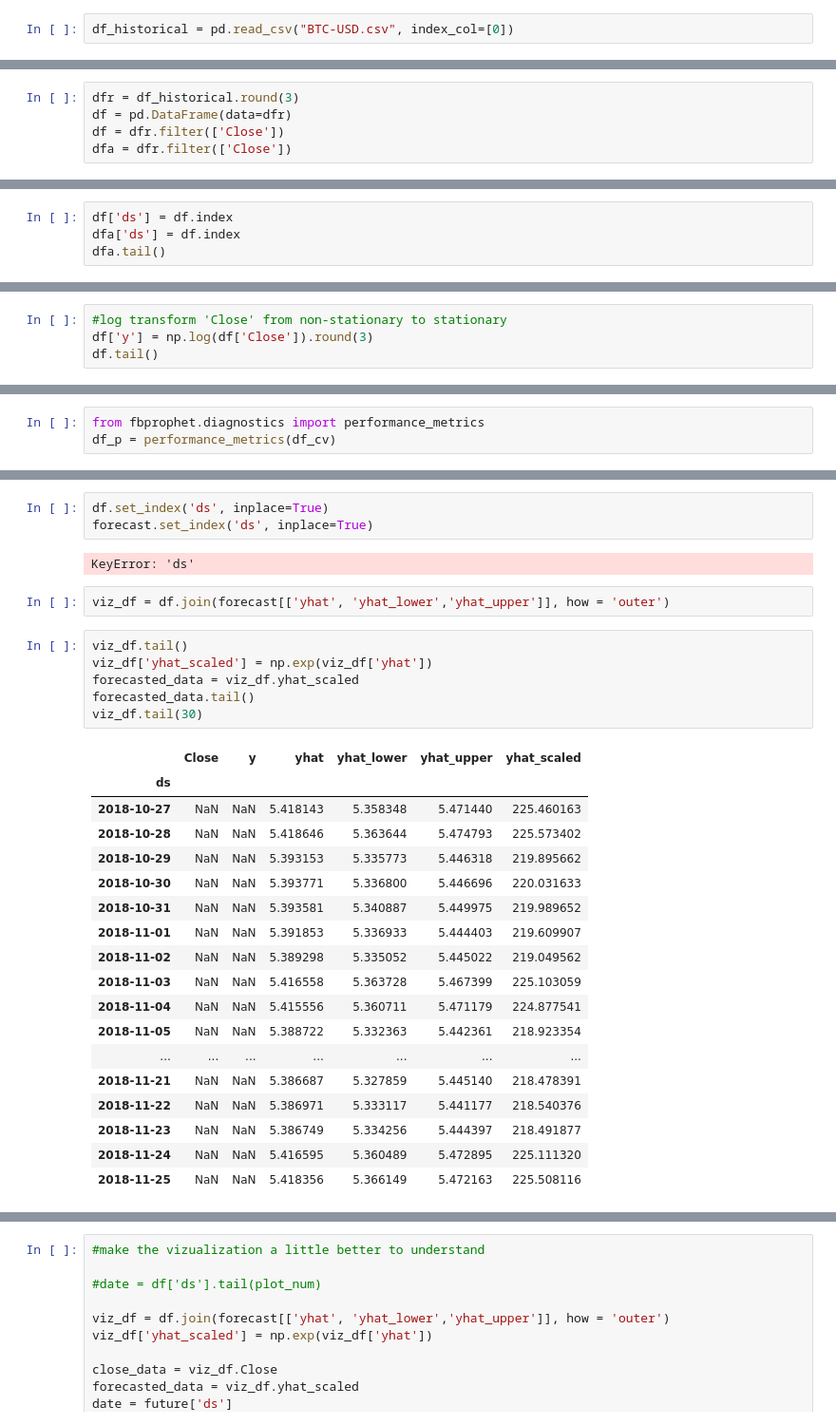
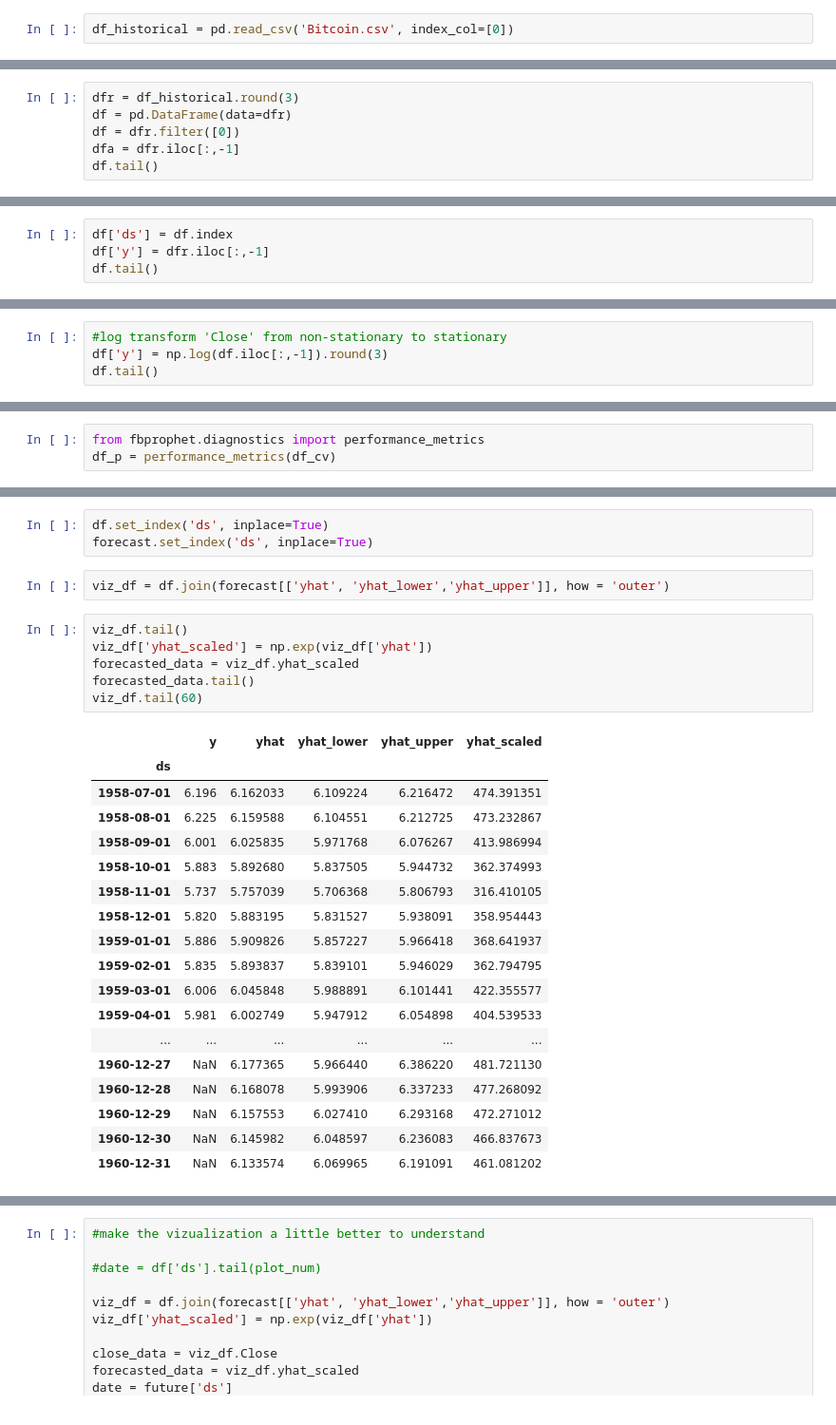
Before and after one commit to HikvIneH/ProphetFlask, a Jupyter notebook: Untitled1.ipynb, the cells around one changed output, grey strips where cells are left out. Shown at 95% size. Drawn from its saved outputs; the diff is of its cells as text.

```diff
--- a/Untitled1.ipynb
+++ b/Untitled1.ipynb
@@ -29,5 +31,5 @@ print startDate
 # %%
-df_historical = pd.read_csv("BTC-USD.csv", index_col=[0])
+df_historical = pd.read_csv('Bitcoin.csv', index_col=[0])
 # %%
 df_historical.tail()
 # %% [output]
@@ -70,5 +72,6 @@ df.tail()
 # %%
 dfr = df_historical.round(3)
 df = pd.DataFrame(data=dfr)
-df = dfr.filter(['Close'])
-dfa = dfr.filter(['Close'])
+df = dfr.filter([0])
+dfa = dfr.iloc[:,-1]
+df.tail()
@@ -75,5 +86,5 @@ dfa = dfr.filter(['Close'])
 # %%
 df['ds'] = df.index
-dfa['ds'] = df.index
-dfa.tail()
+df['y'] = dfr.iloc[:,-1]
+df.tail()
 # %% [output]
@@ -87,5 +98,5 @@ dfa.tail()
 # %%
 #log transform 'Close' from non-stationary to stationary
-df['y'] = np.log(df['Close']).round(3)
+df['y'] = np.log(df.iloc[:,-1]).round(3)
 df.tail()
 # %% [output]
@@ -229,34 +257,32 @@ df.tail()
 # %%
 df.set_index('ds', inplace=True)
 forecast.set_index('ds', inplace=True)
-# %% [output]
-KeyError: 'ds'
 # %%
 viz_df = df.join(forecast[['yhat', 'yhat_lower','yhat_upper']], how = 'outer')
 # %%
 viz_df.tail()
 viz_df['yhat_scaled'] = np.exp(viz_df['yhat'])
 forecasted_data = viz_df.yhat_scaled
 forecasted_data.tail()
-viz_df.tail(30)
+viz_df.tail(60)
 # %% [output]
-|  | Close | y | yhat | yhat_lower | yhat_upper | yhat_scaled |
-| ds |  |  |  |  |  |  |
-| 2018-10-27 | NaN | NaN | 5.418143 | 5.358348 | 5.471440 | 225.460163 |
-| 2018-10-28 | NaN | NaN | 5.418646 | 5.363644 | 5.474793 | 225.573402 |
-| 2018-10-29 | NaN | NaN | 5.393153 | 5.335773 | 5.446318 | 219.895662 |
-| 2018-10-30 | NaN | NaN | 5.393771 | 5.336800 | 5.446696 | 220.031633 |
-| 2018-10-31 | NaN | NaN | 5.393581 | 5.340887 | 5.449975 | 219.989652 |
-| 2018-11-01 | NaN | NaN | 5.391853 | 5.336933 | 5.444403 | 219.609907 |
-| 2018-11-02 | NaN | NaN | 5.389298 | 5.335052 | 5.445022 | 219.049562 |
-| 2018-11-03 | NaN | NaN | 5.416558 | 5.363728 | 5.467399 | 225.103059 |
-| 2018-11-04 | NaN | NaN | 5.415556 | 5.360711 | 5.471179 | 224.877541 |
-| 2018-11-05 | NaN | NaN | 5.388722 | 5.332363 | 5.442361 | 218.923354 |
-| ... | ... | ... | ... | ... | ... | ... |
-| 2018-11-21 | NaN | NaN | 5.386687 | 5.327859 | 5.445140 | 218.478391 |
-| 2018-11-22 | NaN | NaN | 5.386971 | 5.333117 | 5.441177 | 218.540376 |
-| 2018-11-23 | NaN | NaN | 5.386749 | 5.334256 | 5.444397 | 218.491877 |
-| 2018-11-24 | NaN | NaN | 5.416595 | 5.360489 | 5.472895 | 225.111320 |
-| 2018-11-25 | NaN | NaN | 5.418356 | 5.366149 | 5.472163 | 225.508116 |
+|  | y | yhat | yhat_lower | yhat_upper | yhat_scaled |
+| ds |  |  |  |  |  |
+| 1958-07-01 | 6.196 | 6.162033 | 6.109224 | 6.216472 | 474.391351 |
+| 1958-08-01 | 6.225 | 6.159588 | 6.104551 | 6.212725 | 473.232867 |
+| 1958-09-01 | 6.001 | 6.025835 | 5.971768 | 6.076267 | 413.986994 |
+| 1958-10-01 | 5.883 | 5.892680 | 5.837505 | 5.944732 | 362.374993 |
+| 1958-11-01 | 5.737 | 5.757039 | 5.706368 | 5.806793 | 316.410105 |
+| 1958-12-01 | 5.820 | 5.883195 | 5.831527 | 5.938091 | 358.954443 |
+| 1959-01-01 | 5.886 | 5.909826 | 5.857227 | 5.966418 | 368.641937 |
+| 1959-02-01 | 5.835 | 5.893837 | 5.839101 | 5.946029 | 362.794795 |
+| 1959-03-01 | 6.006 | 6.045848 | 5.988891 | 6.101441 | 422.355577 |
+| 1959-04-01 | 5.981 | 6.002749 | 5.947912 | 6.054898 | 404.539533 |
+| ... | ... | ... | ... | ... | ... |
+| 1960-12-27 | NaN | 6.177365 | 5.966440 | 6.386220 | 481.721130 |
+| 1960-12-28 | NaN | 6.168078 | 5.993906 | 6.337233 | 477.268092 |
+| 1960-12-29 | NaN | 6.157553 | 6.027410 | 6.293168 | 472.271012 |
+| 1960-12-30 | NaN | 6.145982 | 6.048597 | 6.236083 | 466.837673 |
+| 1960-12-31 | NaN | 6.133574 | 6.069965 | 6.191091 | 461.081202 |
 # %%
 from math import sqrt
```
Also changed, not shown: parts of 19 cells of this notebook, 43 other files.
